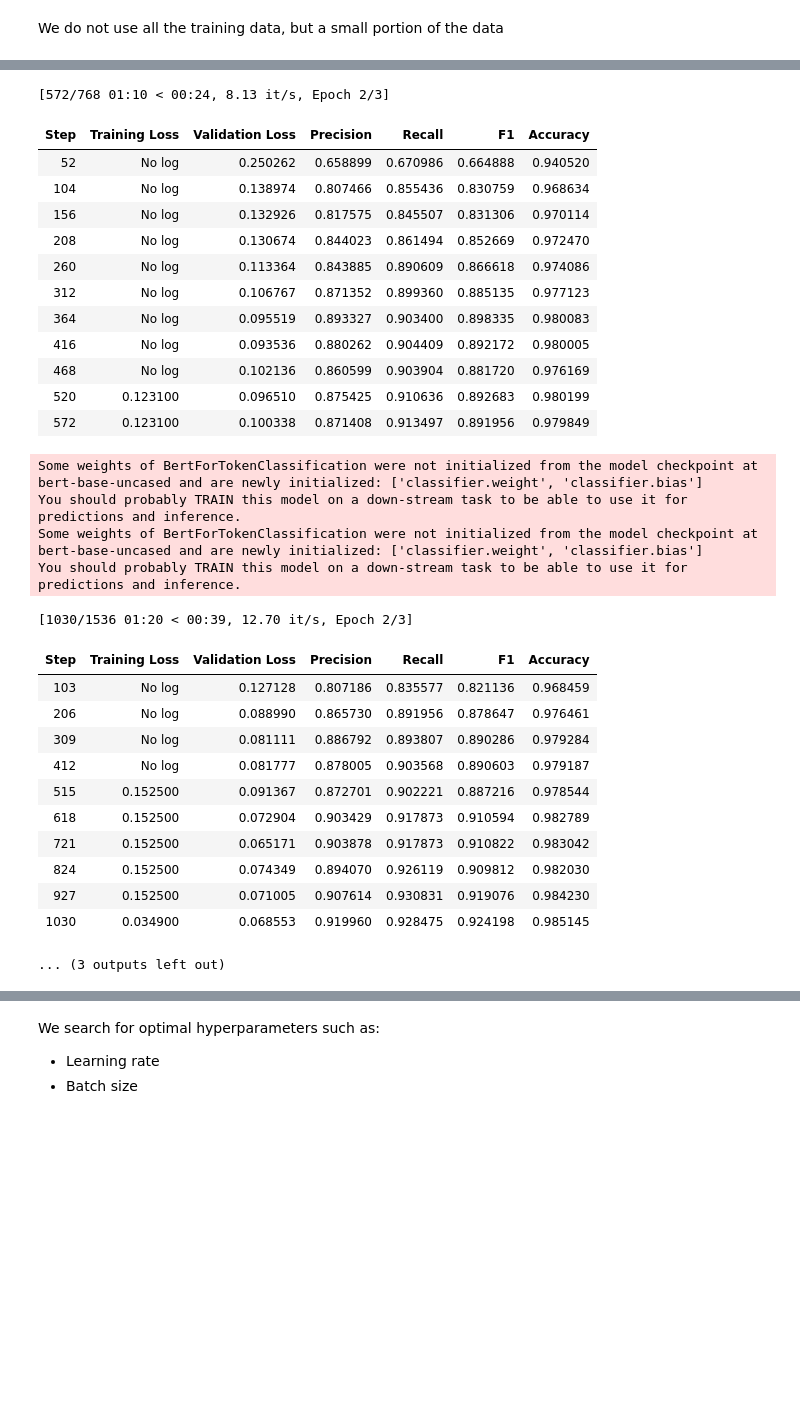
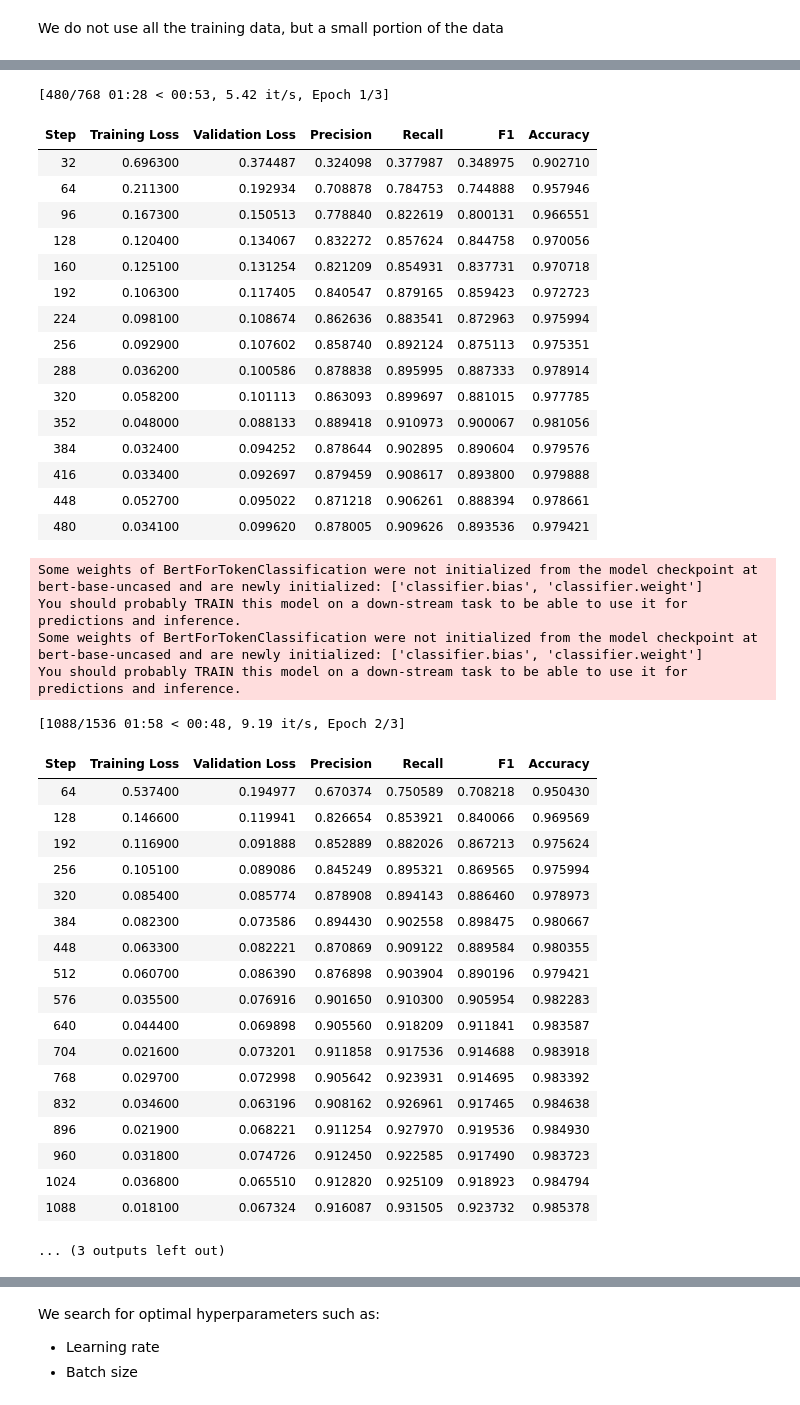
Before and after one commit to OmriGruman/conll2003-ner, a Jupyter notebook: main.ipynb, the cells around one changed output, grey strips where cells are left out. Cells and saved outputs as stored; diff of their text form; code cells hidden in the pictures; blank space fills up the shorter version.

```diff
--- a/main.ipynb
+++ b/main.ipynb
@@ -645,6 +645,7 @@ for train_size in config['transformer']['hyperparameters']['training_samples']:
     training_args = TrainingArguments(
         output_dir='/home/omrigu/code/log_results',
         num_train_epochs=config['transformer']['max_num_epochs'],
+        logging_steps=1 / (config['transformer']['max_num_epochs'] * config['transformer']['evals_per_epoch']),
         eval_steps=1 / (config['transformer']['max_num_epochs'] * config['transformer']['evals_per_epoch']),
         save_steps=1 / (config['transformer']['max_num_epochs'] * config['transformer']['evals_per_epoch']),
         evaluation_strategy="steps",
@@ -707,33 +716,44 @@ Some weights of BertForTokenClassification were not initialized from the model c
 You should probably TRAIN this model on a down-stream task to be able to use it for predictions and inference.
-[572/768 01:10 < 00:24, 8.13 it/s, Epoch 2/3]
+[480/768 01:28 < 00:53, 5.42 it/s, Epoch 1/3]
 | Step | Training Loss | Validation Loss | Precision | Recall | F1 | Accuracy |
-| 52 | No log | 0.250262 | 0.658899 | 0.670986 | 0.664888 | 0.940520 |
-| 104 | No log | 0.138974 | 0.807466 | 0.855436 | 0.830759 | 0.968634 |
-| 156 | No log | 0.132926 | 0.817575 | 0.845507 | 0.831306 | 0.970114 |
-| 208 | No log | 0.130674 | 0.844023 | 0.861494 | 0.852669 | 0.972470 |
-| 260 | No log | 0.113364 | 0.843885 | 0.890609 | 0.866618 | 0.974086 |
-| 312 | No log | 0.106767 | 0.871352 | 0.899360 | 0.885135 | 0.977123 |
-| 364 | No log | 0.095519 | 0.893327 | 0.903400 | 0.898335 | 0.980083 |
-| 416 | No log | 0.093536 | 0.880262 | 0.904409 | 0.892172 | 0.980005 |
-| 468 | No log | 0.102136 | 0.860599 | 0.903904 | 0.881720 | 0.976169 |
-| 520 | 0.123100 | 0.096510 | 0.875425 | 0.910636 | 0.892683 | 0.980199 |
-| 572 | 0.123100 | 0.100338 | 0.871408 | 0.913497 | 0.891956 | 0.979849 |
+| 32 | 0.696300 | 0.374487 | 0.324098 | 0.377987 | 0.348975 | 0.902710 |
+| 64 | 0.211300 | 0.192934 | 0.708878 | 0.784753 | 0.744888 | 0.957946 |
+| 96 | 0.167300 | 0.150513 | 0.778840 | 0.822619 | 0.800131 | 0.966551 |
+| 128 | 0.120400 | 0.134067 | 0.832272 | 0.857624 | 0.844758 | 0.970056 |
+| 160 | 0.125100 | 0.131254 | 0.821209 | 0.854931 | 0.837731 | 0.970718 |
+| 192 | 0.106300 | 0.117405 | 0.840547 | 0.879165 | 0.859423 | 0.972723 |
+| 224 | 0.098100 | 0.108674 | 0.862636 | 0.883541 | 0.872963 | 0.975994 |
+| 256 | 0.092900 | 0.107602 | 0.858740 | 0.892124 | 0.875113 | 0.975351 |
+| 288 | 0.036200 | 0.100586 | 0.878838 | 0.895995 | 0.887333 | 0.978914 |
+| 320 | 0.058200 | 0.101113 | 0.863093 | 0.899697 | 0.881015 | 0.977785 |
+| 352 | 0.048000 | 0.088133 | 0.889418 | 0.910973 | 0.900067 | 0.981056 |
+| 384 | 0.032400 | 0.094252 | 0.878644 | 0.902895 | 0.890604 | 0.979576 |
+| 416 | 0.033400 | 0.092697 | 0.879459 | 0.908617 | 0.893800 | 0.979888 |
+| 448 | 0.052700 | 0.095022 | 0.871218 | 0.906261 | 0.888394 | 0.978661 |
+| 480 | 0.034100 | 0.099620 | 0.878005 | 0.909626 | 0.893536 | 0.979421 |
-Some weights of BertForTokenClassification were not initialized from the model checkpoint at bert-base-uncased and are newly initialized: ['classifier.weight', 'classifier.bias']
+Some weights of BertForTokenClassification were not initialized from the model checkpoint at bert-base-uncased and are newly initialized: ['classifier.bias', 'classifier.weight']
 You should probably TRAIN this model on a down-stream task to be able to use it for predictions and inference.
-Some weights of BertForTokenClassification were not initialized from the model checkpoint at bert-base-uncased and are newly initialized: ['classifier.weight', 'classifier.bias']
+Some weights of BertForTokenClassification were not initialized from the model checkpoint at bert-base-uncased and are newly initialized: ['classifier.bias', 'classifier.weight']
 You should probably TRAIN this model on a down-stream task to be able to use it for predictions and inference.
-[1030/1536 01:20 < 00:39, 12.70 it/s, Epoch 2/3]
+[1088/1536 01:58 < 00:48, 9.19 it/s, Epoch 2/3]
 | Step | Training Loss | Validation Loss | Precision | Recall | F1 | Accuracy |
-| 103 | No log | 0.127128 | 0.807186 | 0.835577 | 0.821136 | 0.968459 |
-| 206 | No log | 0.088990 | 0.865730 | 0.891956 | 0.878647 | 0.976461 |
-| 309 | No log | 0.081111 | 0.886792 | 0.893807 | 0.890286 | 0.979284 |
-| 412 | No log | 0.081777 | 0.878005 | 0.903568 | 0.890603 | 0.979187 |
-| 515 | 0.152500 | 0.091367 | 0.872701 | 0.902221 | 0.887216 | 0.978544 |
-| 618 | 0.152500 | 0.072904 | 0.903429 | 0.917873 | 0.910594 | 0.982789 |
-| 721 | 0.152500 | 0.065171 | 0.903878 | 0.917873 | 0.910822 | 0.983042 |
-| 824 | 0.152500 | 0.074349 | 0.894070 | 0.926119 | 0.909812 | 0.982030 |
-| 927 | 0.152500 | 0.071005 | 0.907614 | 0.930831 | 0.919076 | 0.984230 |
-| 1030 | 0.034900 | 0.068553 | 0.919960 | 0.928475 | 0.924198 | 0.985145 |
+| 64 | 0.537400 | 0.194977 | 0.670374 | 0.750589 | 0.708218 | 0.950430 |
+| 128 | 0.146600 | 0.119941 | 0.826654 | 0.853921 | 0.840066 | 0.969569 |
+| 192 | 0.116900 | 0.091888 | 0.852889 | 0.882026 | 0.867213 | 0.975624 |
+| 256 | 0.105100 | 0.089086 | 0.845249 | 0.895321 | 0.869565 | 0.975994 |
+| 320 | 0.085400 | 0.085774 | 0.878908 | 0.894143 | 0.886460 | 0.978973 |
+| 384 | 0.082300 | 0.073586 | 0.894430 | 0.902558 | 0.898475 | 0.980667 |
+| 448 | 0.063300 | 0.082221 | 0.870869 | 0.909122 | 0.889584 | 0.980355 |
+| 512 | 0.060700 | 0.086390 | 0.876898 | 0.903904 | 0.890196 | 0.979421 |
+| 576 | 0.035500 | 0.076916 | 0.901650 | 0.910300 | 0.905954 | 0.982283 |
+| 640 | 0.044400 | 0.069898 | 0.905560 | 0.918209 | 0.911841 | 0.983587 |
+| 704 | 0.021600 | 0.073201 | 0.911858 | 0.917536 | 0.914688 | 0.983918 |
+| 768 | 0.029700 | 0.072998 | 0.905642 | 0.923931 | 0.914695 | 0.983392 |
+| 832 | 0.034600 | 0.063196 | 0.908162 | 0.926961 | 0.917465 | 0.984638 |
+| 896 | 0.021900 | 0.068221 | 0.911254 | 0.927970 | 0.919536 | 0.984930 |
+| 960 | 0.031800 | 0.074726 | 0.912450 | 0.922585 | 0.917490 | 0.983723 |
+| 1024 | 0.036800 | 0.065510 | 0.912820 | 0.925109 | 0.918923 | 0.984794 |
+| 1088 | 0.018100 | 0.067324 | 0.916087 | 0.931505 | 0.923732 | 0.985378 |
 ... (3 outputs left out)
 # %%
 train_size_results = {
```
Also changed, not shown: parts of 11 cells of this notebook, 1 other file.
